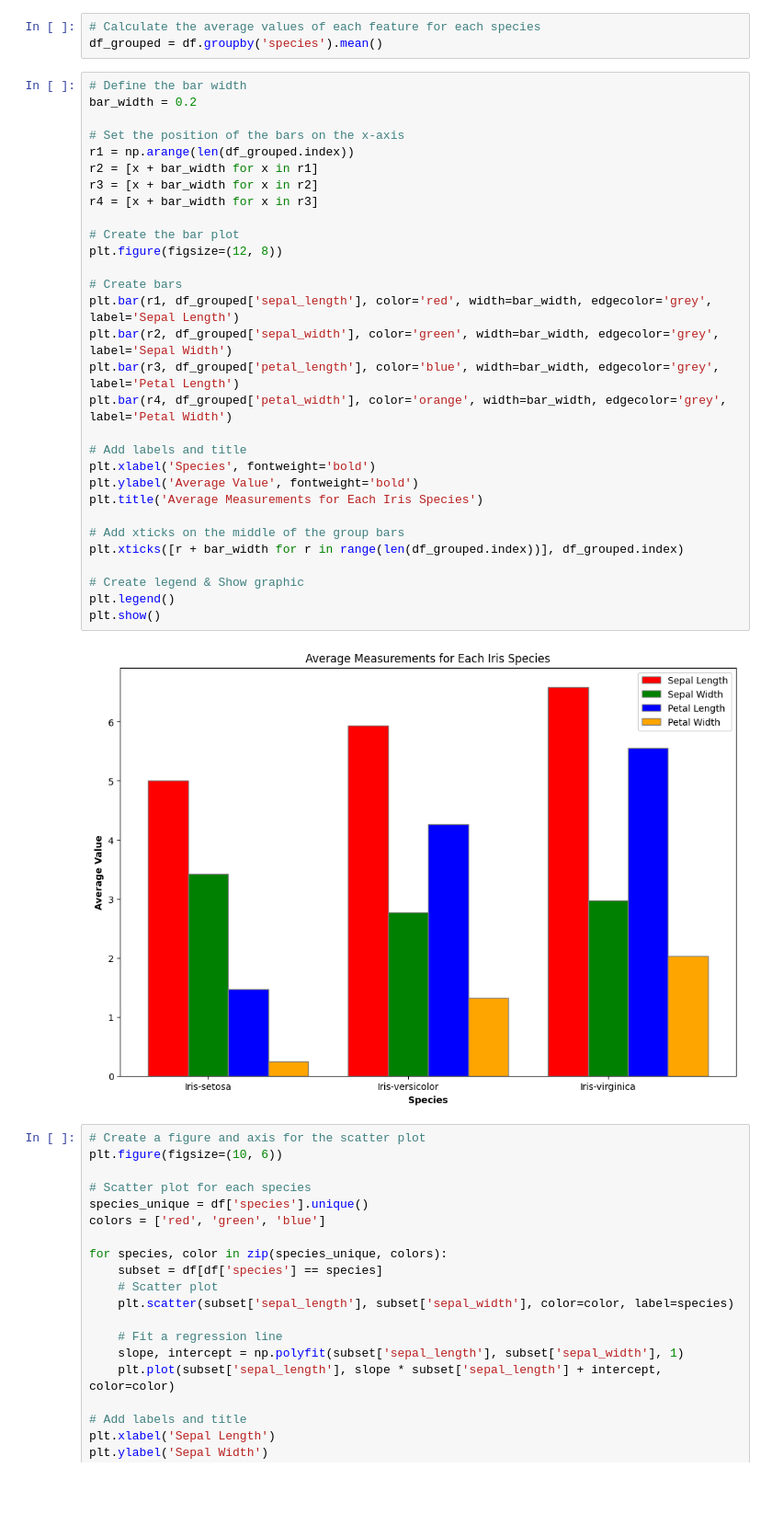
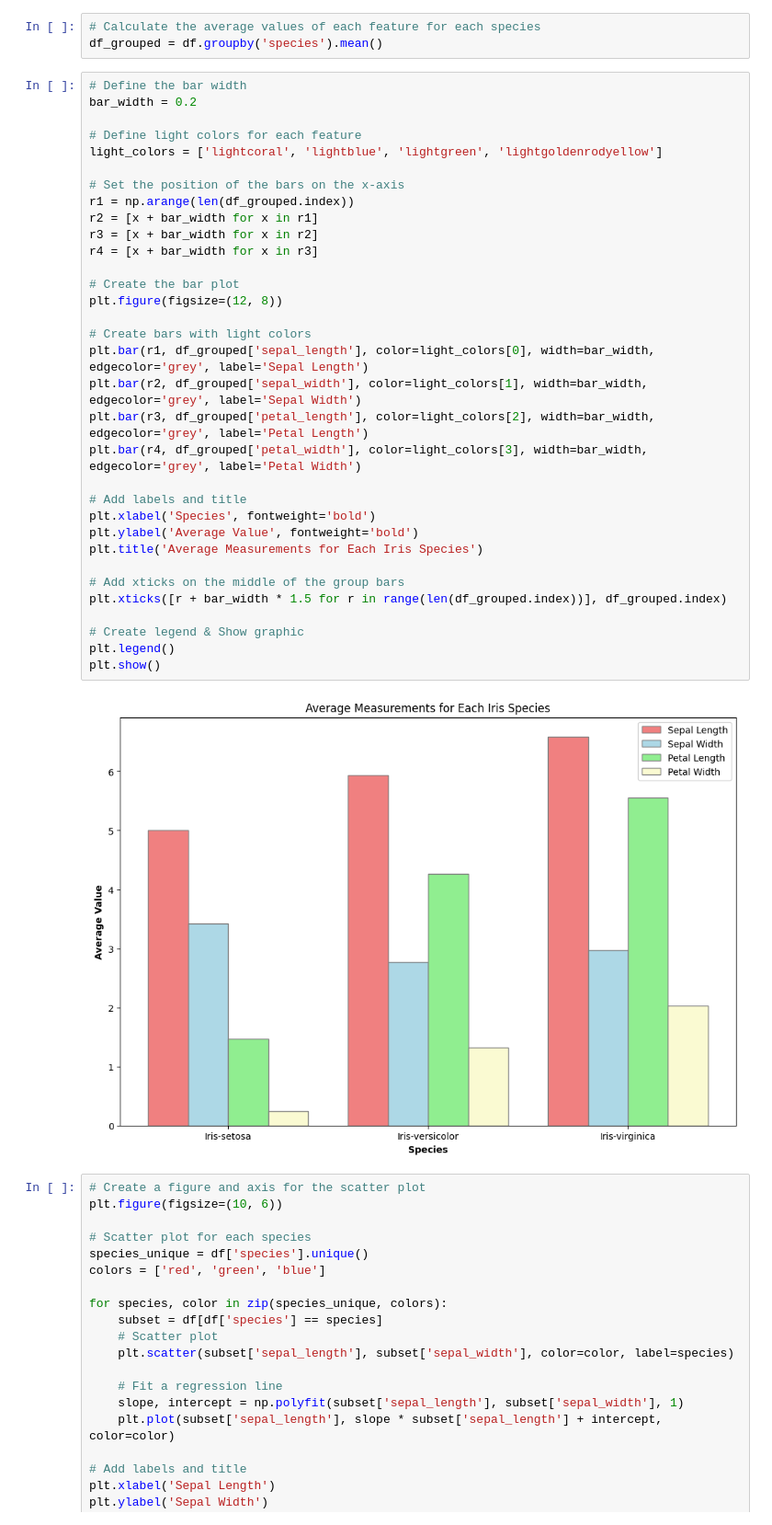
Before and after one commit to Marjana15/Machine_Learning_Lab, a Jupyter notebook: Task.ipynb, the cells around one changed output. Shown at 92% size. Drawn from its saved outputs; the diff is of its cells as text; blank space fills up the shorter version.

```diff
--- a/Task.ipynb
+++ b/Task.ipynb
@@ -19,38 +19,41 @@ print(df.head())
 # %%
 # Calculate the average values of each feature for each species
 df_grouped = df.groupby('species').mean()
-# %%
-# Define the bar width
-bar_width = 0.2
-
-# Set the position of the bars on the x-axis
-r1 = np.arange(len(df_grouped.index))
-r2 = [x + bar_width for x in r1]
-r3 = [x + bar_width for x in r2]
-r4 = [x + bar_width for x in r3]
-
-# Create the bar plot
-plt.figure(figsize=(12, 8))
-
-# Create bars
-plt.bar(r1, df_grouped['sepal_length'], color='red', width=bar_width, edgecolor='grey', label='Sepal Length')
-plt.bar(r2, df_grouped['sepal_width'], color='green', width=bar_width, edgecolor='grey', label='Sepal Width')
-plt.bar(r3, df_grouped['petal_length'], color='blue', width=bar_width, edgecolor='grey', label='Petal Length')
-plt.bar(r4, df_grouped['petal_width'], color='orange', width=bar_width, edgecolor='grey', label='Petal Width')
-
-# Add labels and title
-plt.xlabel('Species', fontweight='bold')
-plt.ylabel('Average Value', fontweight='bold')
-plt.title('Average Measurements for Each Iris Species')
-
-# Add xticks on the middle of the group bars
-plt.xticks([r + bar_width for r in range(len(df_grouped.index))], df_grouped.index)
-
-# Create legend & Show graphic
-plt.legend()
-plt.show()
-# %% [output]
-[figure, removed]
+# %%
+# Define the bar width
+bar_width = 0.2
+
+# Define light colors for each feature
+light_colors = ['lightcoral', 'lightblue', 'lightgreen', 'lightgoldenrodyellow']
+
+# Set the position of the bars on the x-axis
+r1 = np.arange(len(df_grouped.index))
+r2 = [x + bar_width for x in r1]
+r3 = [x + bar_width for x in r2]
+r4 = [x + bar_width for x in r3]
+
+# Create the bar plot
+plt.figure(figsize=(12, 8))
+
+# Create bars with light colors
+plt.bar(r1, df_grouped['sepal_length'], color=light_colors[0], width=bar_width, edgecolor='grey', label='Sepal Length')
+plt.bar(r2, df_grouped['sepal_width'], color=light_colors[1], width=bar_width, edgecolor='grey', label='Sepal Width')
+plt.bar(r3, df_grouped['petal_length'], color=light_colors[2], width=bar_width, edgecolor='grey', label='Petal Length')
+plt.bar(r4, df_grouped['petal_width'], color=light_colors[3], width=bar_width, edgecolor='grey', label='Petal Width')
+
+# Add labels and title
+plt.xlabel('Species', fontweight='bold')
+plt.ylabel('Average Value', fontweight='bold')
+plt.title('Average Measurements for Each Iris Species')
+
+# Add xticks on the middle of the group bars
+plt.xticks([r + bar_width * 1.5 for r in range(len(df_grouped.index))], df_grouped.index)
+
+# Create legend & Show graphic
+plt.legend()
+plt.show()
+# %% [output]
+[figure, added]
 # %%
 # Create a figure and axis for the scatter plot
 plt.figure(figsize=(10, 6))
```
